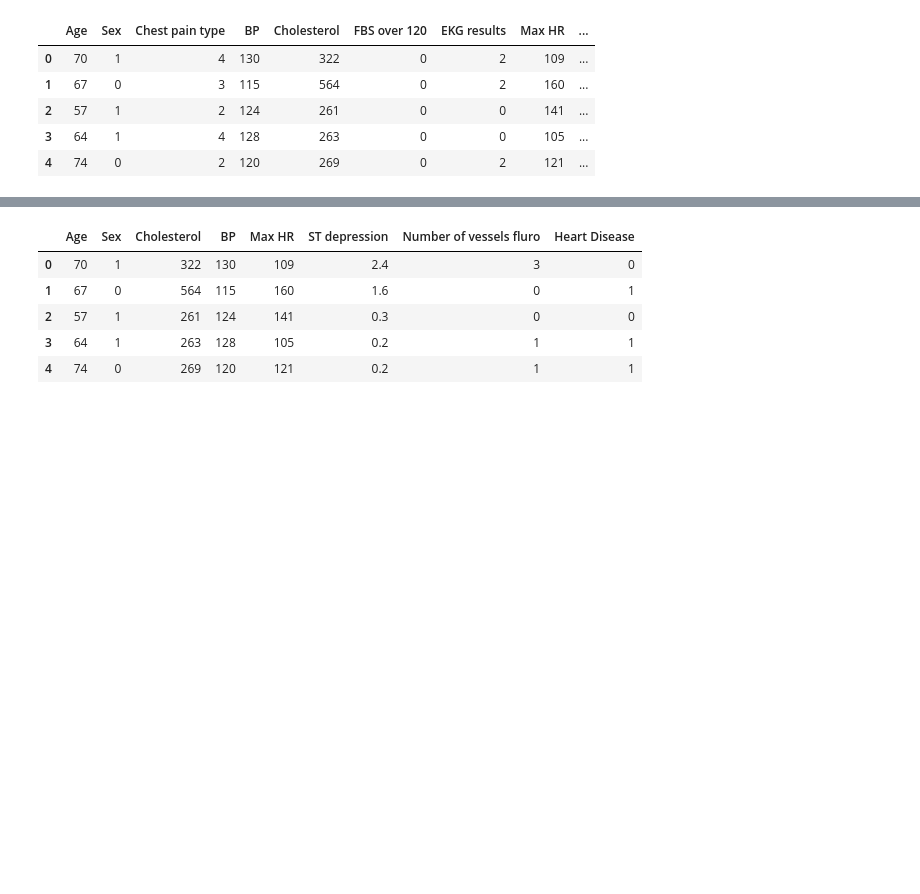
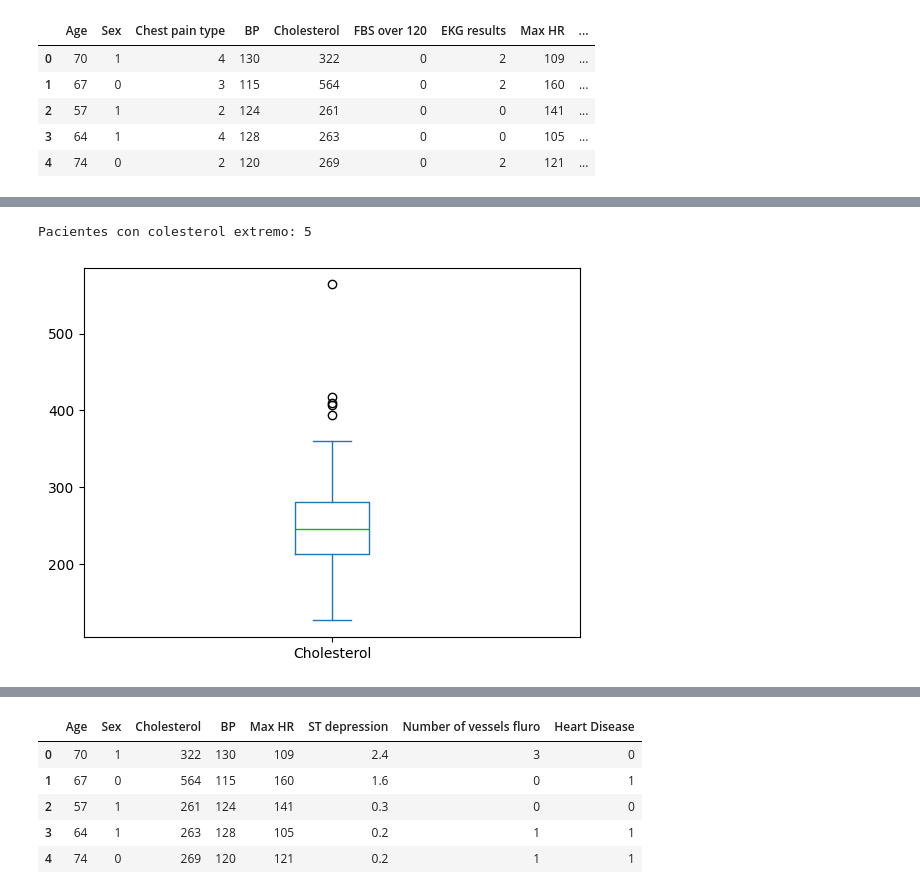
Before and after one commit to tulio3101/TDSE-02, a Jupyter notebook: heart_disease_risk_prediction.ipynb, the cells around one changed output, grey strips where cells are left out. Cells and saved outputs as stored; diff of their text form; code cells hidden in the pictures; blank space fills up the shorter version.

```diff
--- a/heart_disease_risk_prediction.ipynb
+++ b/heart_disease_risk_prediction.ipynb
@@ -39,7 +39,7 @@ dt.head()
 # %% [markdown]
 ## Mapping Heart Disease to (0,1)
 # %%
-df  = dt.replace({"Presence":0, "Absence":1})
+df  = dt.replace({"Presence":1, "Absence":0})
 df.head()
 # %% [output]
 |  | Age | Sex | Chest pain type | BP | Cholesterol | FBS over 120 | EKG results | Max HR | ... |
@@ -54,0 +128,5 @@ df.head()
+# %%
+df["Cholesterol"].plot(kind='box')
+# %% [output]
+Pacientes con colesterol extremo: 5
+[figure, added]
```
Also changed, not shown: parts of 19 cells of this notebook.
